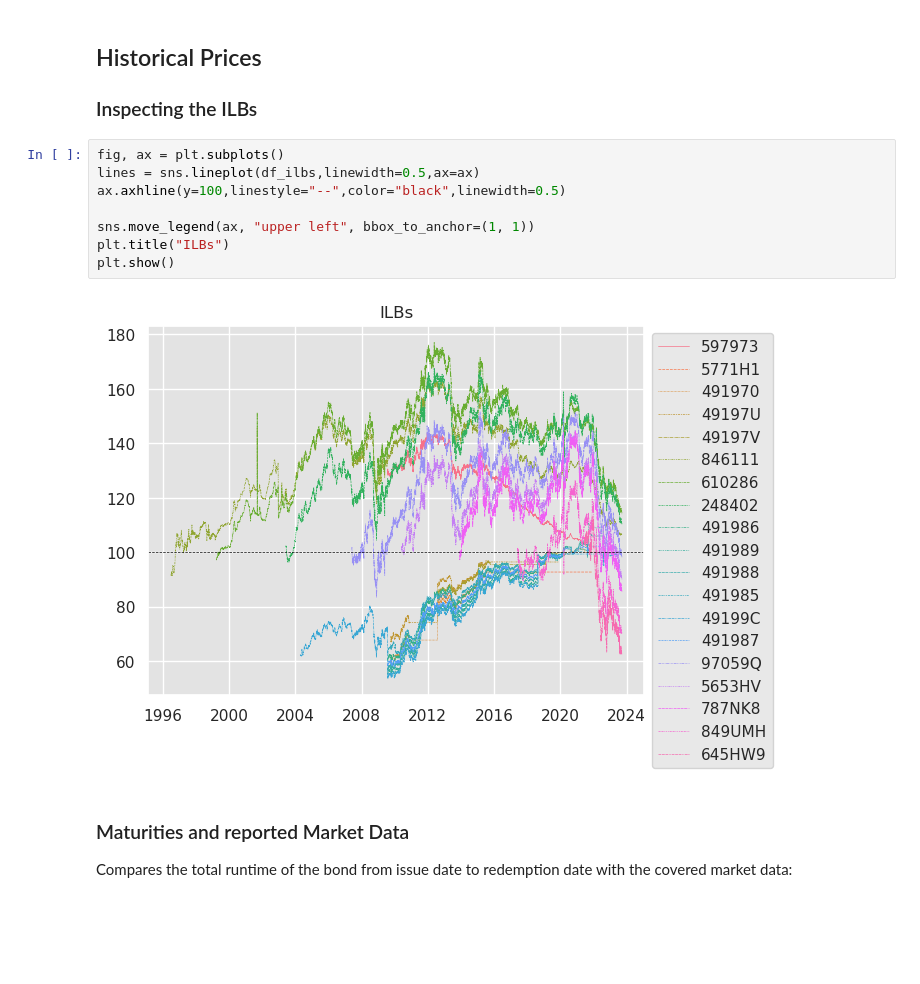
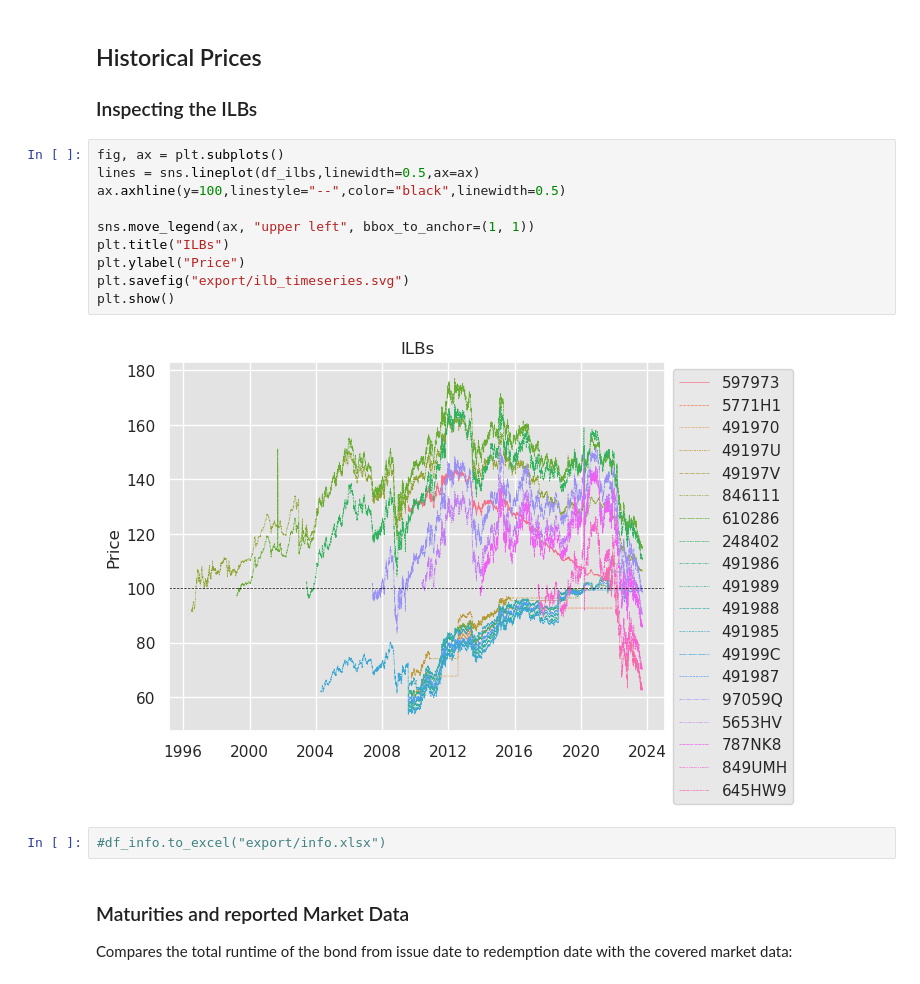
Before and after one commit to marcussteinbacher/fm_se, a Jupyter notebook: fm_se.ipynb, the cells around one changed output. Cells and saved outputs as stored; diff of their text form; blank space fills up the shorter version.

```diff
--- a/fm_se.ipynb
+++ b/fm_se.ipynb
@@ -73,13 +87,17 @@ df_prices.describe()
 # %%
 fig, ax = plt.subplots()
 lines = sns.lineplot(df_ilbs,linewidth=0.5,ax=ax)
 ax.axhline(y=100,linestyle="--",color="black",linewidth=0.5)
 
 sns.move_legend(ax, "upper left", bbox_to_anchor=(1, 1))
 plt.title("ILBs")
+plt.ylabel("Price")
+plt.savefig("export/ilb_timeseries.svg")
 plt.show()
 # %% [output]
-[figure, old version]
+[figure, new version]
+# %%
+#df_info.to_excel("export/info.xlsx")
 # %% [markdown]
 ### Maturities and reported Market Data
 Compares the total runtime of the bond from issue date to redemption date with the covered market data:
```
Also changed, not shown: parts of 28 cells of this notebook, 7 other files.
